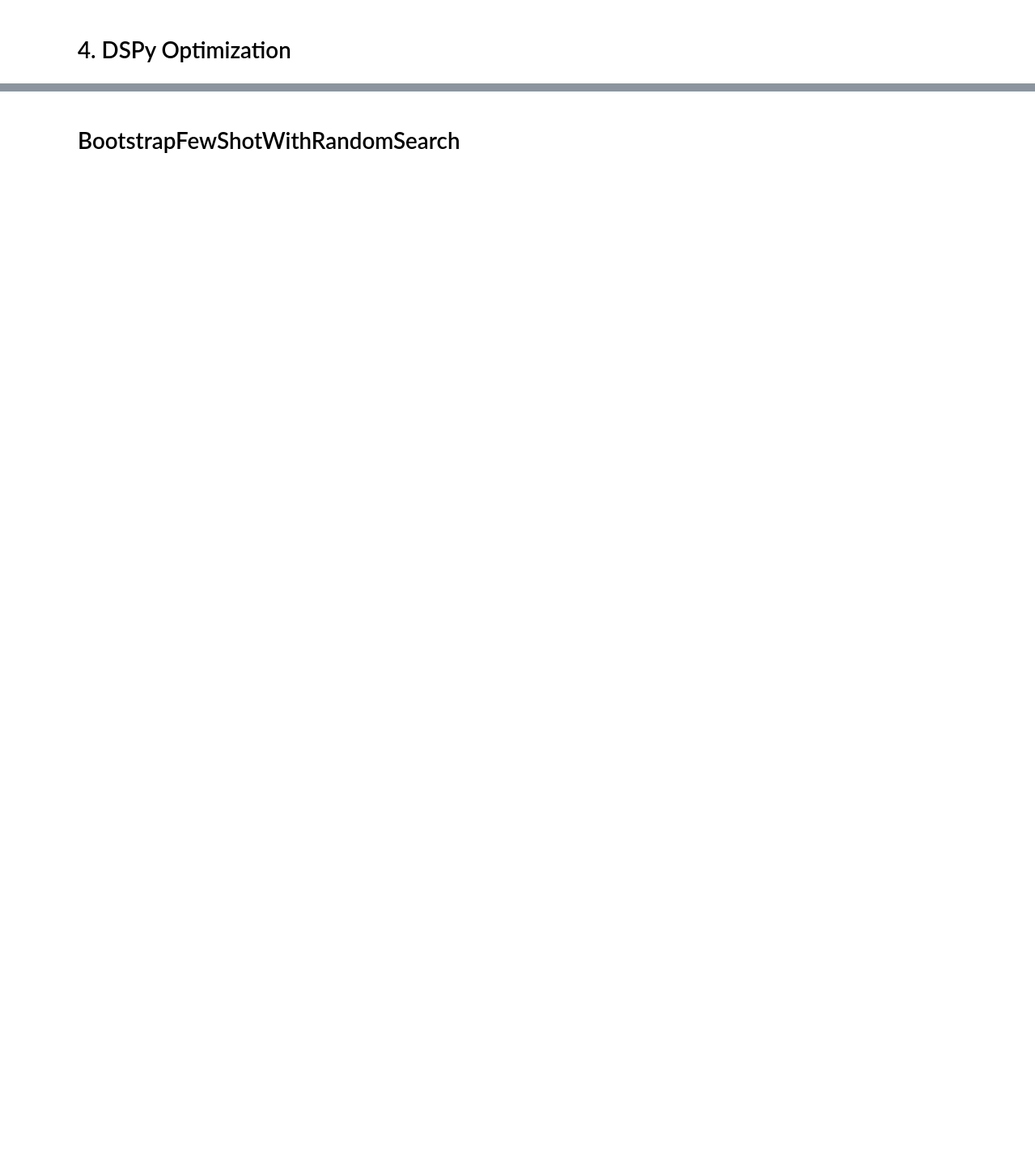
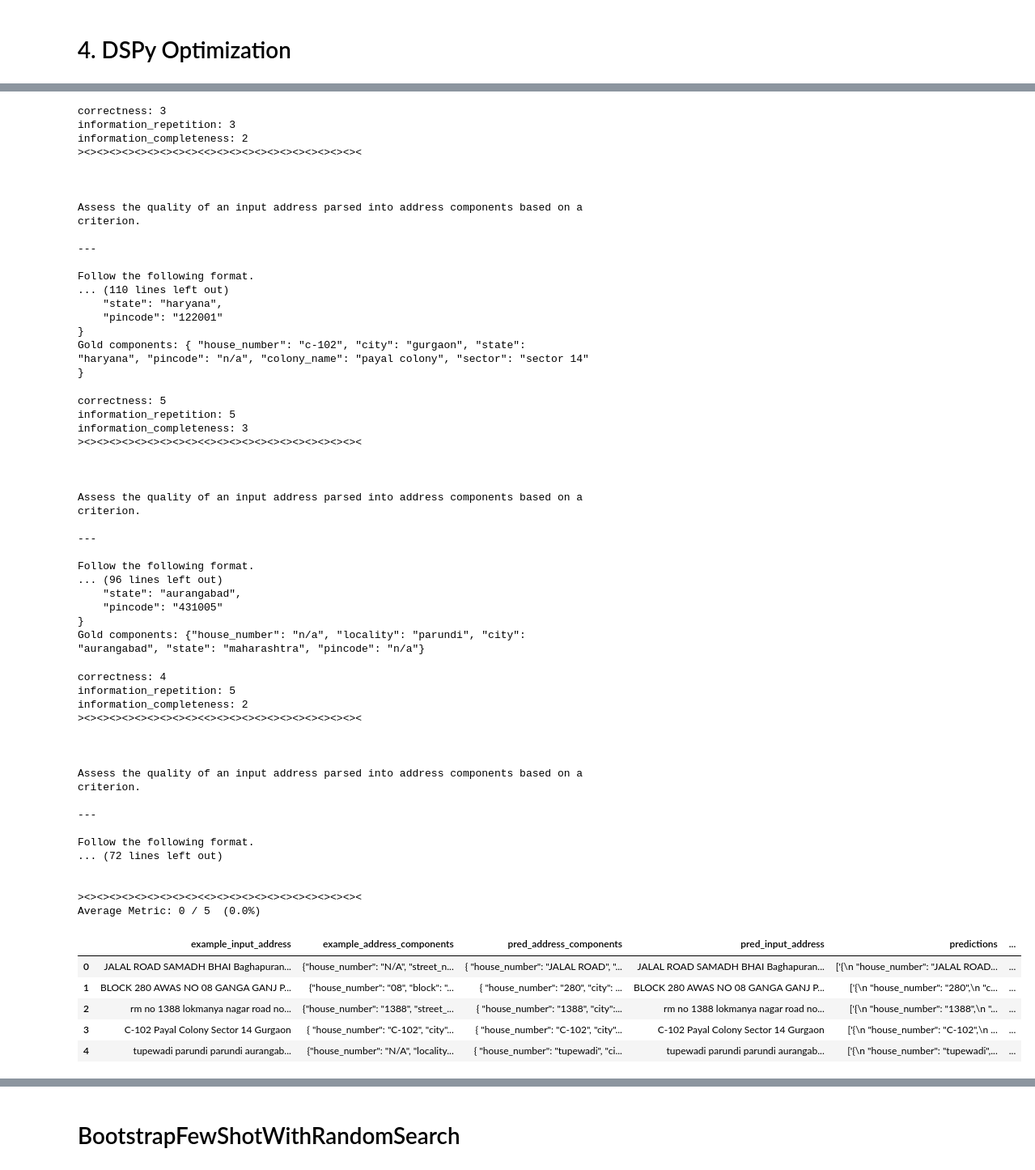
Before and after one commit to tanmay17061/dspy, a Jupyter notebook: notebooks/try_dspy.ipynb, the cells around one changed output, grey strips where cells are left out. Shown at 81% size. Drawn from its saved outputs; the diff is of its cells as text; code cells hidden in the pictures; blank space fills up the shorter version.

```diff
--- a/notebooks/try_dspy.ipynb
+++ b/notebooks/try_dspy.ipynb
@@ -203,7 +257,7 @@ import json
 
 # Reference - https://github.com/stanfordnlp/dspy/blob/main/examples/tweets/tweet_metric.py
 
-metricLM = turbo_35
+metricLM = turbo_4
 
 # Signature for LLM assessments.
 
@@ -250,7 +304,6 @@ def metric1(gold, pred, trace=None):
     ratio_keys_match = num_keys_match / total_keys
 
     with dspy.context(lm=metricLM):
-        # context = dspy.Retrieve(k=3)(question).passages
         correctness = dspy.ChainOfThought(Assessment1)(assessment_criterion=correctness, assessed_input_address=input_address, assessed_components=predicted_components)
         information_repetition = dspy.ChainOfThought(Assessment1)(assessment_criterion=information_repetition, assessed_input_address=input_address, assessed_components=predicted_components)
         information_completeness = dspy.ChainOfThought(Assessment1)(assessment_criterion=information_completeness, assessed_input_address=input_address, assessed_components=predicted_components)
@@ -297,7 +350,7 @@ class GenerateComponents(dspy.Signature):
     2. information_completeness: a critical address information should not be missed from the components.
     3. irrelevance_filter: irrelevant piece of information (eg- spurious digits, characters etc) should be filtered out.
     4. correctness: each parsed component (i.e, each key-value pair) should be correct on its own.
-    Make sure to generate only a single JSON at the end and terminate."""
+    Make sure to output only a single JSON at the end."""
 
     input_address = dspy.InputField()
     address_components = dspy.OutputField(desc=address_components_desc)
@@ -430,6 +477,7 @@ The input address and address components pass the QC as each component is correc
 # %%
 from dspy.evaluate.evaluate import Evaluate
 
-evaluate = Evaluate(devset=devset, num_threads=1, display_progress=True, display_table=5)
-
-# evaluate(uncompiled_bot, metric=metric1)
+evaluate = Evaluate(devset=devset[:5], num_threads=1, display_progress=True, display_table=5)
+with dspy.context(llm=ollama_llama3):
+    evaluate(uncompiled_bot, metric=metric1)
+# %% [output]
@@ -435,0 +535,57 @@ evaluate = Evaluate(devset=devset, num_threads=1, display_progress=True, display
+correctness: 3
+information_repetition: 3
+information_completeness: 2
+><><><><><><><><><><<><><><><><><><><><><><><
+
+
+
+Assess the quality of an input address parsed into address components based on a criterion.
+
+---
+
+Follow the following format.
+... (110 lines left out)
+    "state": "haryana",
+    "pincode": "122001"
+}
+Gold components: { "house_number": "c-102", "city": "gurgaon", "state": "haryana", "pincode": "n/a", "colony_name": "payal colony", "sector": "sector 14" }
+correctness: 5
+information_repetition: 5
+information_completeness: 3
+><><><><><><><><><><<><><><><><><><><><><><><
+
+
+
+Assess the quality of an input address parsed into address components based on a criterion.
+
+---
+
+Follow the following format.
+... (96 lines left out)
+    "state": "aurangabad",
+    "pincode": "431005"
+}
+Gold components: {"house_number": "n/a", "locality": "parundi", "city": "aurangabad", "state": "maharashtra", "pincode": "n/a"}
+correctness: 4
+information_repetition: 5
+information_completeness: 2
+><><><><><><><><><><<><><><><><><><><><><><><
+
+
+
+Assess the quality of an input address parsed into address components based on a criterion.
+
+---
+
+Follow the following format.
+... (72 lines left out)
+
+
+><><><><><><><><><><<><><><><><><><><><><><><
+Average Metric: 0 / 5  (0.0%)
+|  | example_input_address | example_address_components | pred_address_components | pred_input_address | predictions | ... |
+| 0 | JALAL ROAD SAMADH BHAI Baghapuran... | {"house_number": "N/A", "street_n... | { "house_number": "JALAL ROAD", "... | JALAL ROAD SAMADH BHAI Baghapuran... | ['{\n "house_number": "JALAL ROAD... | ... |
+| 1 | BLOCK 280 AWAS NO 08 GANGA GANJ P... | {"house_number": "08", "block": "... | { "house_number": "280", "city": ... | BLOCK 280 AWAS NO 08 GANGA GANJ P... | ['{\n "house_number": "280",\n "c... | ... |
+| 2 | rm no 1388 lokmanya nagar road no... | {"house_number": "1388", "street_... | { "house_number": "1388", "city":... | rm no 1388 lokmanya nagar road no... | ['{\n "house_number": "1388",\n "... | ... |
+| 3 | C-102 Payal Colony Sector 14 Gurgaon | { "house_number": "C-102", "city"... | { "house_number": "C-102", "city"... | C-102 Payal Colony Sector 14 Gurgaon | ['{\n "house_number": "C-102",\n ... | ... |
+| 4 | tupewadi parundi parundi aurangab... | {"house_number": "N/A", "locality... | { "house_number": "tupewadi", "ci... | tupewadi parundi parundi aurangab... | ['{\n "house_number": "tupewadi",... | ... |
```
Also changed, not shown: parts of 18 cells of this notebook, 13 other files.
